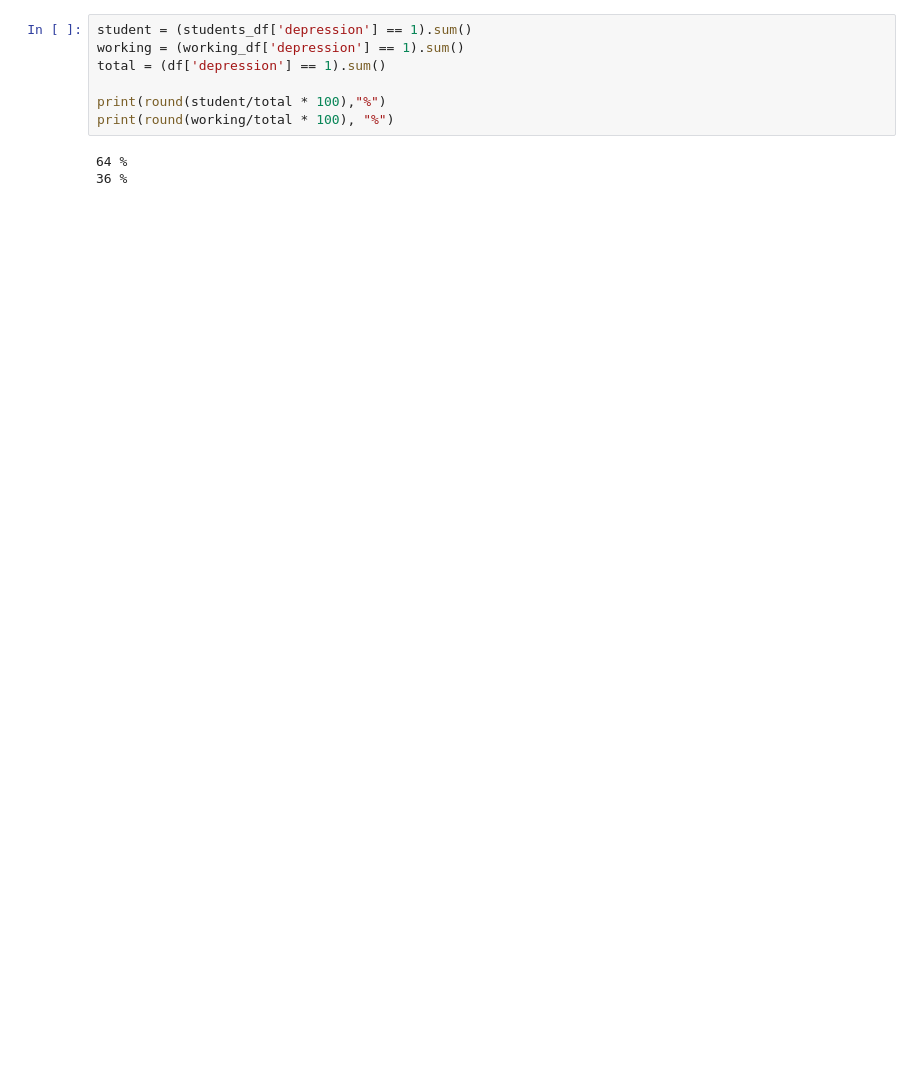
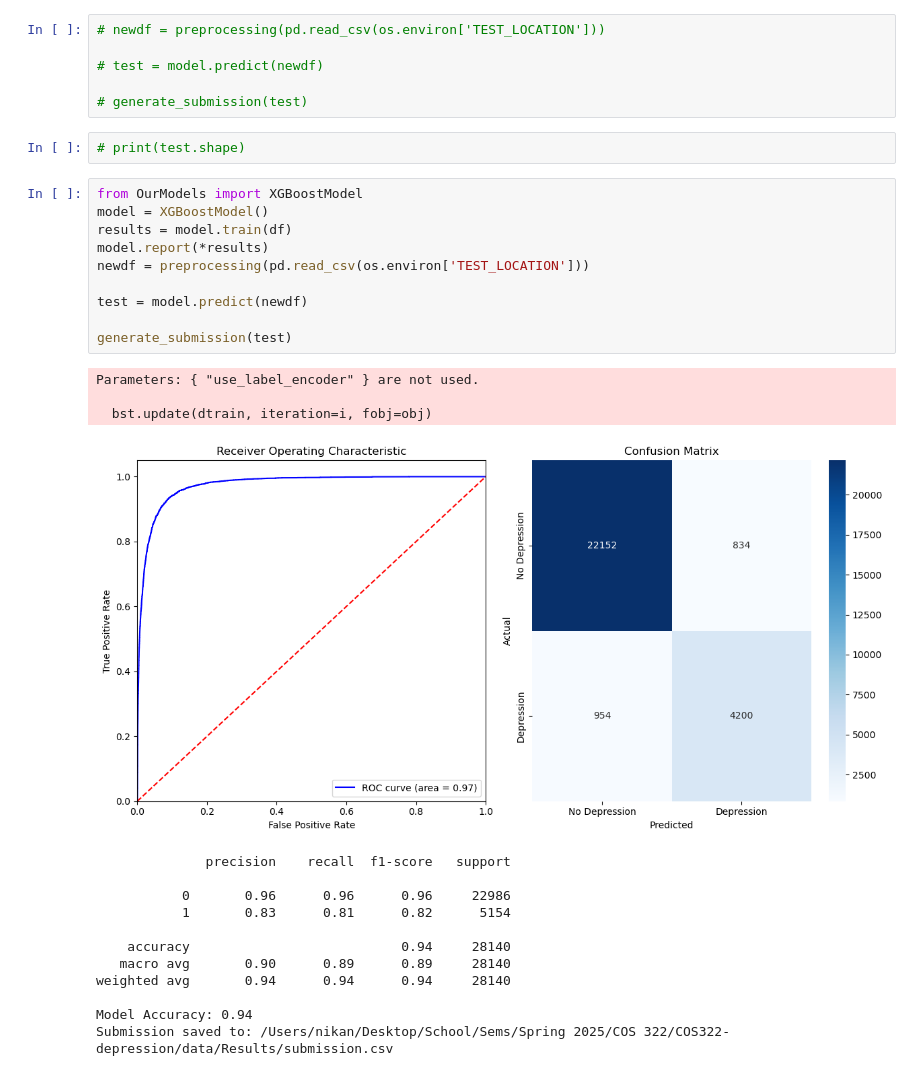
Before and after one commit to nikankad/COS322-depression, a Jupyter notebook: src/main.ipynb, the cells around one changed output. Saved outputs shown, nothing was run; the diff lists cells and outputs as text; blank space fills up the shorter version.

Commit message:
added xgboost

```diff
--- a/src/main.ipynb
+++ b/src/main.ipynb
@@ -114,10 +97,34 @@ Top feature importances:
-# %%
-student = (students_df['depression'] == 1).sum()
-working = (working_df['depression'] == 1).sum()
-total = (df['depression'] == 1).sum()
-
-print(round(student/total * 100),"%")
-print(round(working/total * 100), "%")
-# %% [output]
-64 %
-36 %
+# %%
+# newdf = preprocessing(pd.read_csv(os.environ['TEST_LOCATION']))
+
+# test = model.predict(newdf)
+
+# generate_submission(test)
+# %%
+# print(test.shape)
+# %%
+from OurModels import XGBoostModel
+model = XGBoostModel()
+results = model.train(df)
+model.report(*results)
+newdf = preprocessing(pd.read_csv(os.environ['TEST_LOCATION']))
+
+test = model.predict(newdf)
+
+generate_submission(test)
+# %% [output]
+Parameters: { "use_label_encoder" } are not used.
+
+  bst.update(dtrain, iteration=i, fobj=obj)
+[figure, added]
+              precision    recall  f1-score   support
+
+           0       0.96      0.96      0.96     22986
+           1       0.83      0.81      0.82      5154
+
+    accuracy                           0.94     28140
+   macro avg       0.90      0.89      0.89     28140
+weighted avg       0.94      0.94      0.94     28140
+
+Model Accuracy: 0.94
+Submission saved to: /Users/nikan/Desktop/School/Sems/Spring 2025/COS 322/COS322-depression/data/Results/submission.csv
```
Also changed, not shown: parts of 7 cells of this notebook, 5 other files.
